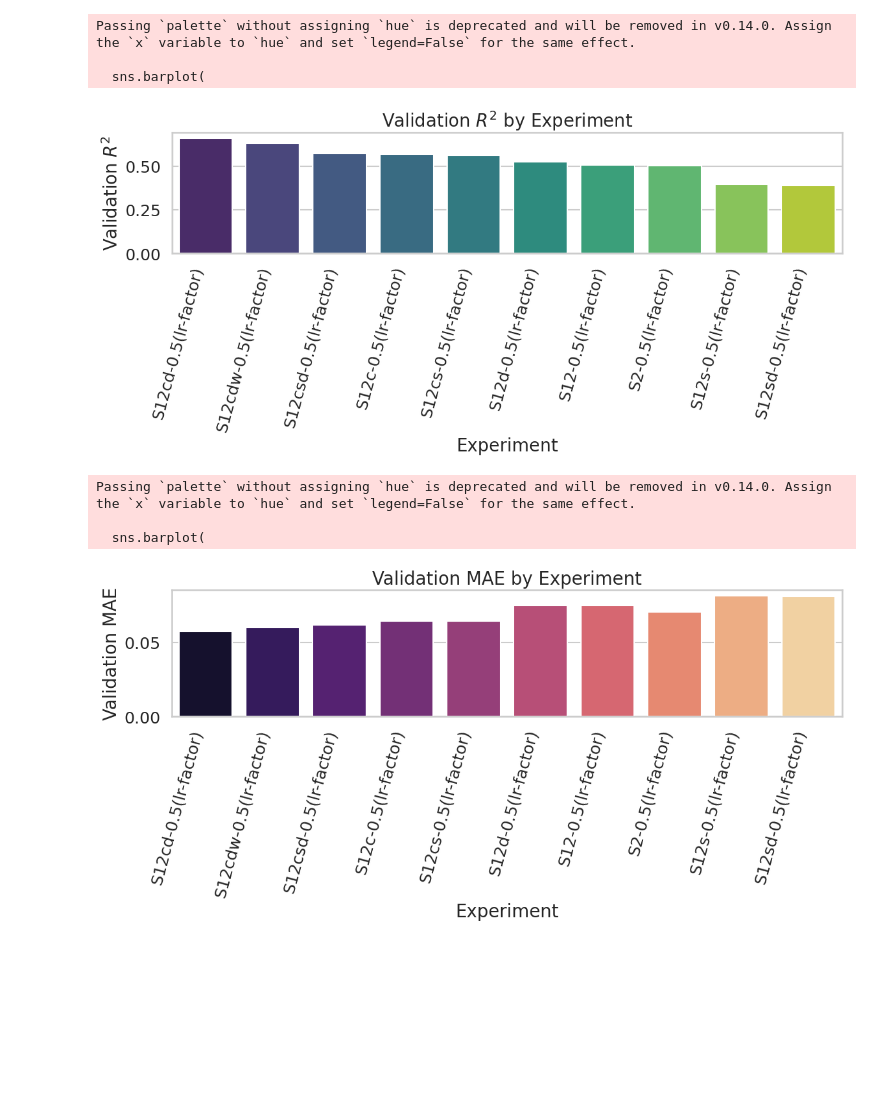
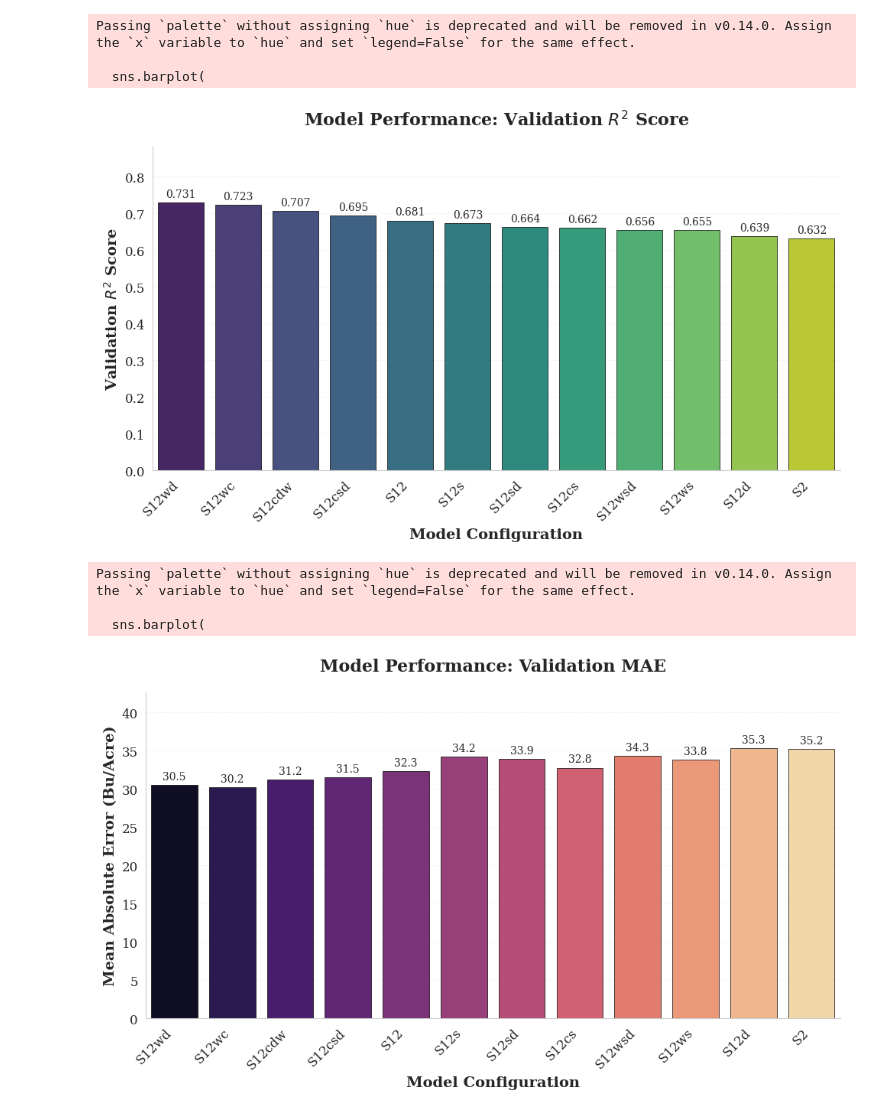
Before and after one commit to baskargroup/ISA_Yield, a Jupyter notebook: visualize_results.ipynb, the cells around one changed output. Cells and saved outputs as stored; diff of their text form; code cells hidden in the pictures; blank space fills up the shorter version.

Commit message:
DEV: 1. Updated configs 2. Updated data processing. 3. Update result visualization

```diff
--- a/visualize_results.ipynb
+++ b/visualize_results.ipynb
@@ -3,61 +3,99 @@ import pandas as pd
 import matplotlib.pyplot as plt
 import seaborn as sns
 # %%
+import pandas as pd
+import matplotlib.pyplot as plt
+import seaborn as sns
+
 # Load data
-df = pd.read_csv("Modality_config.csv")
+df = pd.read_csv("Modality_Config.csv")
 
 # Filter out rows with missing val/R2_Score
 df = df[df["val/R2_Score"].notnull()]
 
 # Ignore repeats
 df = df.drop_duplicates(subset="Name", keep="first")
 
 # Sort by val/R2_Score descending for better visualization
 df = df.sort_values("val/R2_Score", ascending=False)
+df['val/MAE'] = df['val/MAE'] * 550
 
-# Set seaborn style
-sns.set(style="whitegrid", context="talk", font_scale=1.1)
+# Create short labels by splitting on '-' and taking first component
+df['Short_Name'] = df['Name'].str.split('-').str[0]
+
+# Set publication-ready style
+sns.set_style("whitegrid")
+plt.rcParams['font.family'] = 'serif'
+plt.rcParams['font.size'] = 12
+plt.rcParams['axes.labelsize'] = 14
+plt.rcParams['axes.titlesize'] = 16
+plt.rcParams['xtick.labelsize'] = 12
+plt.rcParams['ytick.labelsize'] = 12
+plt.rcParams['legend.fontsize'] = 12
+plt.rcParams['figure.titlesize'] = 16
 
 # Plot Validation R²
-plt.figure(figsize=(12, 6))
+fig, ax = plt.subplots(figsize=(10, 6))
 sns.barplot(
     data=df,
-    x="Name",
+    x="Short_Name",
     y="val/R2_Score",
-    palette="viridis"
+    palette="viridis",
+    ax=ax,
+    edgecolor='black',
+    linewidth=0.5
 )
-plt.xticks(rotation=75, ha="right")
-plt.ylabel("Validation $R^2$")
-plt.xlabel("Experiment")
-plt.title("Validation $R^2$ by Experiment")
+# Add values on top of bars
+for container in ax.containers:
+    ax.bar_label(container, fmt='%.3f', padding=3, fontsize=10)
+ax.set_xlabel("Model Configuration", fontsize=14, fontweight='bold')
+ax.set_ylabel("Validation $R^2$ Score", fontsize=14, fontweight='bold')
+ax.set_title("Model Performance: Validation $R^2$ Score", fontsize=16, fontweight='bold', pad=20)
+ax.set_ylim(0, ax.get_ylim()[1] * 1.15)
+plt.xticks(rotation=45, ha="right")
+plt.grid(axis='y', alpha=0.3, linestyle='--', linewidth=0.5)
+ax.spines['top'].set_visible(False)
+ax.spines['right'].set_visible(False)
 plt.tight_layout()
 plt.savefig("val_r2_by_experiment.pdf", bbox_inches="tight", dpi=300)
+plt.savefig("val_r2_by_experiment.png", bbox_inches="tight", dpi=300)
 plt.show()
 
 # Plot Validation MAE
-plt.figure(figsize=(12, 6))
+fig, ax = plt.subplots(figsize=(10, 6))
 sns.barplot(
     data=df,
-    x="Name",
+    x="Short_Name",
     y="val/MAE",
-    palette="magma"
+    palette="magma",
+    ax=ax,
+    edgecolor='black',
+    linewidth=0.5
 )
-plt.xticks(rotation=75, ha="right")
-plt.ylabel("Validation MAE")
-plt.xlabel("Experiment")
-plt.title("Validation MAE by Experiment")
+# Add values on top of bars
+for container in ax.containers:
+    ax.bar_label(container, fmt='%.1f', padding=3, fontsize=10)
+ax.set_xlabel("Model Configuration", fontsize=14, fontweight='bold')
+ax.set_ylabel("Mean Absolute Error (Bu/Acre)", fontsize=14, fontweight='bold')
+ax.set_title("Model Performance: Validation MAE", fontsize=16, fontweight='bold', pad=20)
+ax.set_ylim(0, ax.get_ylim()[1] * 1.15)
+plt.xticks(rotation=45, ha="right")
+plt.grid(axis='y', alpha=0.3, linestyle='--', linewidth=0.5)
+ax.spines['top'].set_visible(False)
+ax.spines['right'].set_visible(False)
 plt.tight_layout()
 plt.savefig("val_mae_by_experiment.pdf", bbox_inches="tight", dpi=300)
+plt.savefig("val_mae_by_experiment.png", bbox_inches="tight", dpi=300)
 plt.show()
 # %% [output]
 Passing `palette` without assigning `hue` is deprecated and will be removed in v0.14.0. Assign the `x` variable to `hue` and set `legend=False` for the same effect.
 
   sns.barplot(
-[figure, old version]
+[figure, new version]
 Passing `palette` without assigning `hue` is deprecated and will be removed in v0.14.0. Assign the `x` variable to `hue` and set `legend=False` for the same effect.
 
   sns.barplot(
-[figure, old version]
+[figure, new version]
 # %%
 import pandas as pd
 import matplotlib.pyplot as plt
```
Also changed, not shown: parts of 2 cells of this notebook, 31 other files.
